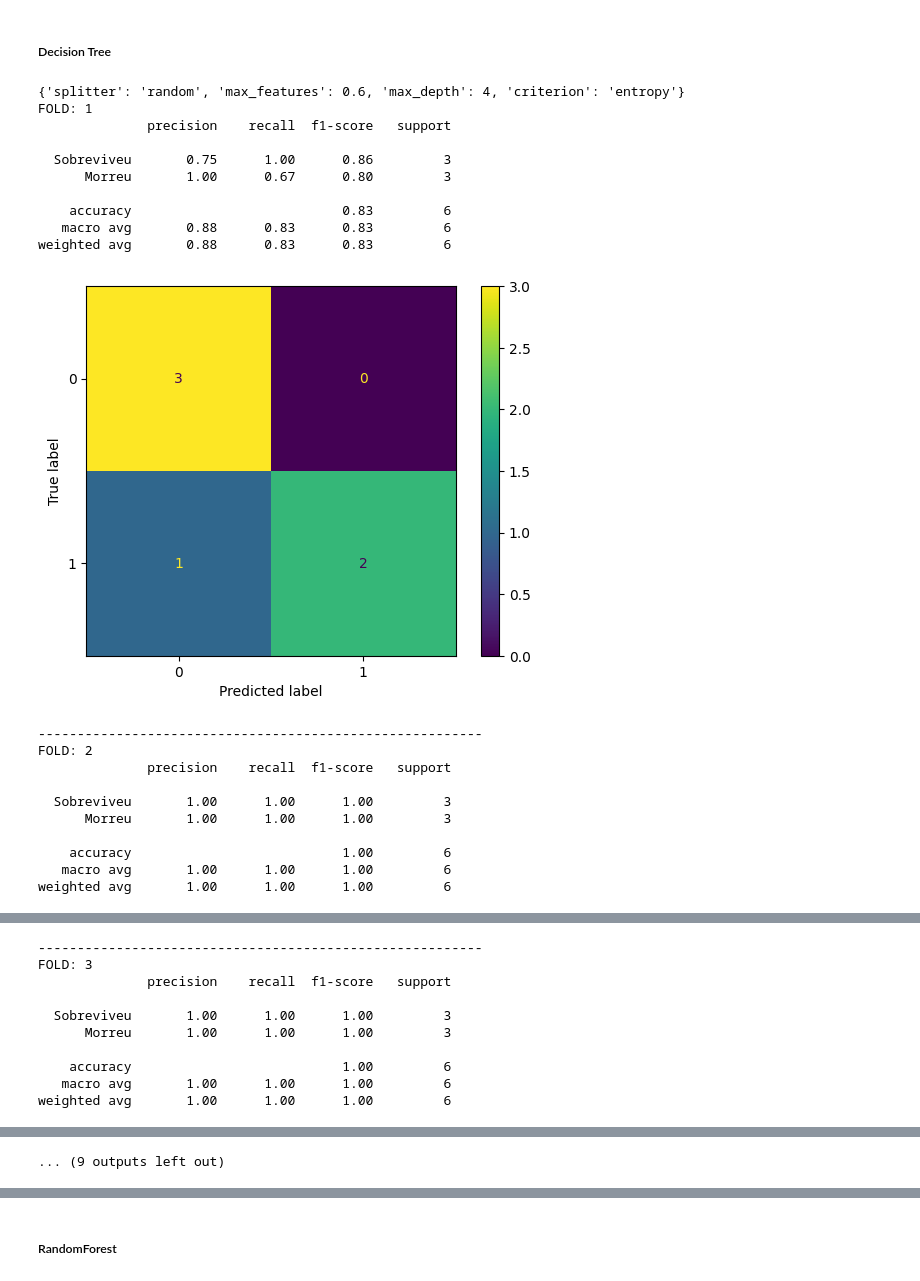
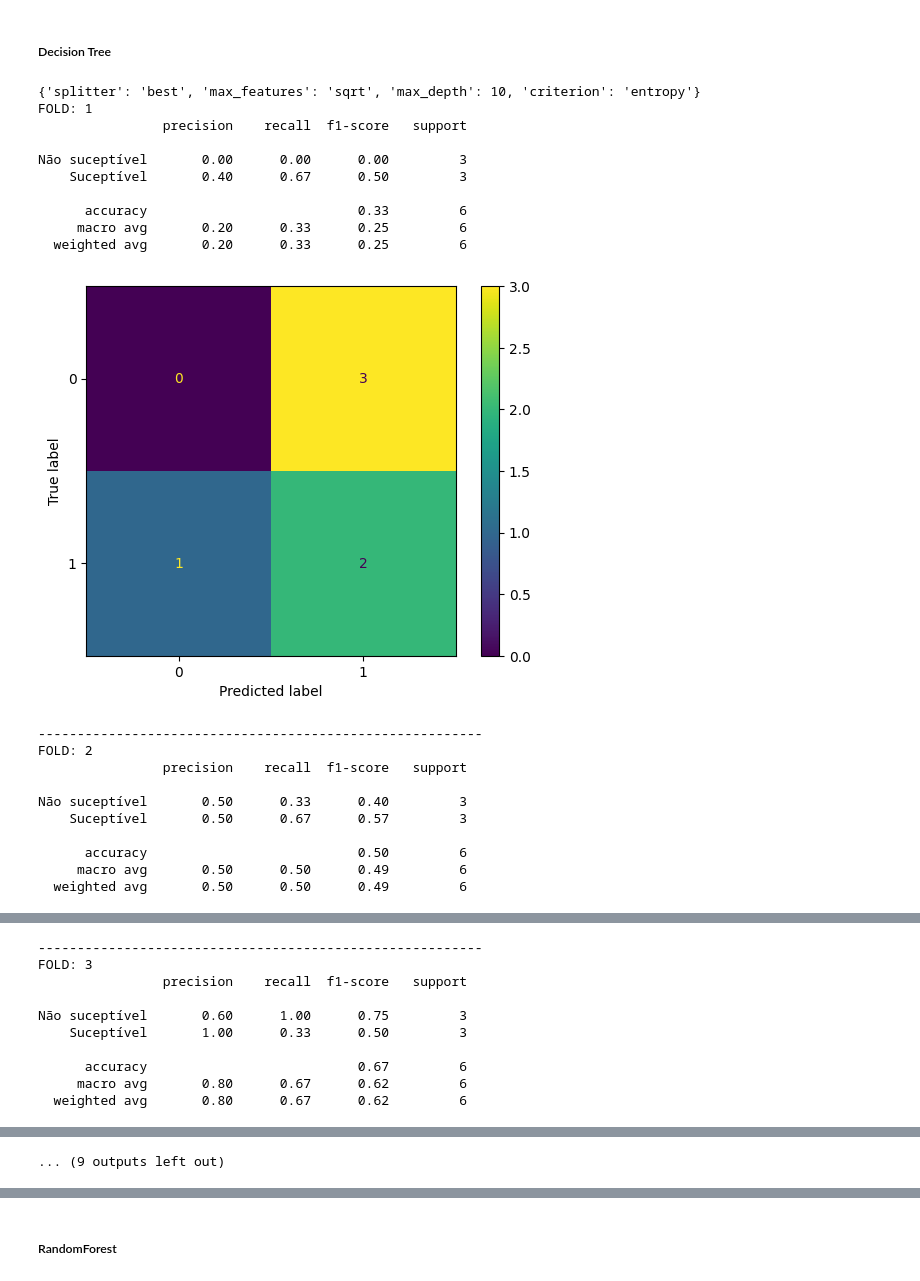
Before and after one commit to andre-brandao/puc_zoonotic_capacity, a Jupyter notebook: covid_ic.ipynb, the cells around one changed output, grey strips where cells are left out. Saved outputs shown, nothing was run; the diff lists cells and outputs as text; code cells hidden in the pictures.

```diff
--- a/covid_ic.ipynb
+++ b/covid_ic.ipynb
@@ -125,9 +125,3 @@ Data columns (total 76 columns):
  75  binary_haddock_score              113 non-null    int64
 dtypes: float64(51), int64(25)
 memory usage: 67.2 KB
-# %%
-# Visualizing outliers with boxplot (multiple plots)
-for col in data.columns:
-    outliers = data.boxplot(column=col)
-    outliers.plot()
-    plt.show()
@@ -298,6 +278,3 @@ tmp
 | 111 | 1.0 | 0.0 | 1.0 | 1.0 | 0.0 | ... |
 | 112 | 0.0 | 1.0 | 1.0 | 1.0 | 0.0 | ... |
 113 rows × 76 columns
-# %%
-data = tmp
-data
@@ -418,10 +373,10 @@ from sklearn.metrics import precision_recall_fscore_support
 from sklearn.model_selection import KFold, StratifiedKFold
 
 def perform_cross_validation(model, x, y, num_folds=10):
-    kf = StratifiedKFold(n_splits=num_folds, shuffle=True, random_state=None) #random_state=2
+    kf = StratifiedKFold(n_splits=num_folds, shuffle=True, random_state=42) #random_state=2
     melhor = 0
     fold = 1
-    labels = ['Sobreviveu', 'Morreu']
+    labels = ['Não suceptível', 'Suceptível']
     labels2 = [0, 1]
 
     precision_valid = [0, 0]
@@ -465,6 +420,7 @@ def perform_cross_validation(model, x, y, num_folds=10):
         fold += 1
         print('---------------------------------------------------------')
 
+    #plt.show(best_model)
     print("Precisão média na validação das classes Inferior e Superior:", np.round(precision_valid/num_folds, 2))
     print("----------------------------------------------------------------")
     print("Recall médio na validação das classes Inferior e Superior:", np.round(recall_valid/num_folds, 2))
@@ -472,7 +428,10 @@ def perform_cross_validation(model, x, y, num_folds=10):
     print("F1 score médio na validação das classes Inferior e Superior:", np.round(fscore_valid/num_folds, 2))
     print("----------------------------------------------------------------")
 
+
     return best_model, array_precision
+
+#def plot_crossval(model):
 # %%
 # hyperparameter tuning for any classifier with random search
 from sklearn.model_selection import RandomizedSearchCV
@@ -576,46 +535,47 @@ Accuracy:  73.21428571428571
 # %%
 #from sklearn.model_selection import RandomizedSearchCV
 from sklearn.tree import DecisionTreeClassifier, export_graphviz
 from sklearn import metrics
 from sklearn.tree import DecisionTreeClassifier
 from scipy.stats import t
 
 dt_parameters = {
-    'criterion': ['gini', 'entropy'],
+    'criterion': ['gini', 'entropy', 'log_loss'],
     'splitter':  ['best', 'random'],
-    'max_depth': [2, 4, 6, 8, 10, 15],
+    'max_depth': ["None", 2, 4, 6, 8, 10, 15],
     'max_features': ['sqrt', 'log2', 0.2, 0.4, 0.6, 0.8]
 }
 
 # cria o modelo
 dtclf = DecisionTreeClassifier()
-dt_tuned_params = tuning_hyperparams(dtclf, dt_parameters, x_train, y_train)#, iterations=100)
+dt_tuned_params = tuning_hyperparams(dtclf, dt_parameters, x_train, y_train, iterations=100)
 print(dt_tuned_params)
 
 dtclf = DecisionTreeClassifier(criterion=dt_tuned_params.get('criterion'),
                                splitter=dt_tuned_params.get('splitter'),
                                max_depth=dt_tuned_params.get('max_depth'),
-                               max_features=dt_tuned_params.get('max_features'))
+                               max_features=dt_tuned_params.get('max_features'),
+                               random_state=69)
 dtBest, dt_array_precision = perform_cross_validation(dtclf, x_train, y_train)
 # %% [output]
-{'splitter': 'random', 'max_features': 0.6, 'max_depth': 4, 'criterion': 'entropy'}
+{'splitter': 'best', 'max_features': 'sqrt', 'max_depth': 10, 'criterion': 'entropy'}
 FOLD: 1
-              precision    recall  f1-score   support
+                precision    recall  f1-score   support
 
-  Sobreviveu       0.75      1.00      0.86         3
-      Morreu       1.00      0.67      0.80         3
+Não suceptível       0.00      0.00      0.00         3
+    Suceptível       0.40      0.67      0.50         3
 
-    accuracy                           0.83         6
-   macro avg       0.88      0.83      0.83         6
-weighted avg       0.88      0.83      0.83         6
+      accuracy                           0.33         6
+     macro avg       0.20      0.33      0.25         6
+  weighted avg       0.20      0.33      0.25         6
-[figure, old version]
+[figure, new version]
 ---------------------------------------------------------
 FOLD: 2
-              precision    recall  f1-score   support
+                precision    recall  f1-score   support
 
-  Sobreviveu       1.00      1.00      1.00         3
-      Morreu       1.00      1.00      1.00         3
+Não suceptível       0.50      0.33      0.40         3
+    Suceptível       0.50      0.67      0.57         3
 
-    accuracy                           1.00         6
-   macro avg       1.00      1.00      1.00         6
-weighted avg       1.00      1.00      1.00         6
+      accuracy                           0.50         6
+     macro avg       0.50      0.50      0.49         6
+  weighted avg       0.50      0.50      0.49         6
@@ -623,10 +583,10 @@ weighted avg       1.00      1.00      1.00         6
 ---------------------------------------------------------
 FOLD: 3
-              precision    recall  f1-score   support
+                precision    recall  f1-score   support
 
-  Sobreviveu       1.00      1.00      1.00         3
-      Morreu       1.00      1.00      1.00         3
+Não suceptível       0.60      1.00      0.75         3
+    Suceptível       1.00      0.33      0.50         3
 
-    accuracy                           1.00         6
-   macro avg       1.00      1.00      1.00         6
-weighted avg       1.00      1.00      1.00         6
+      accuracy                           0.67         6
+     macro avg       0.80      0.67      0.62         6
+  weighted avg       0.80      0.67      0.62         6
```
Also changed, not shown: parts of 28 cells of this notebook.
